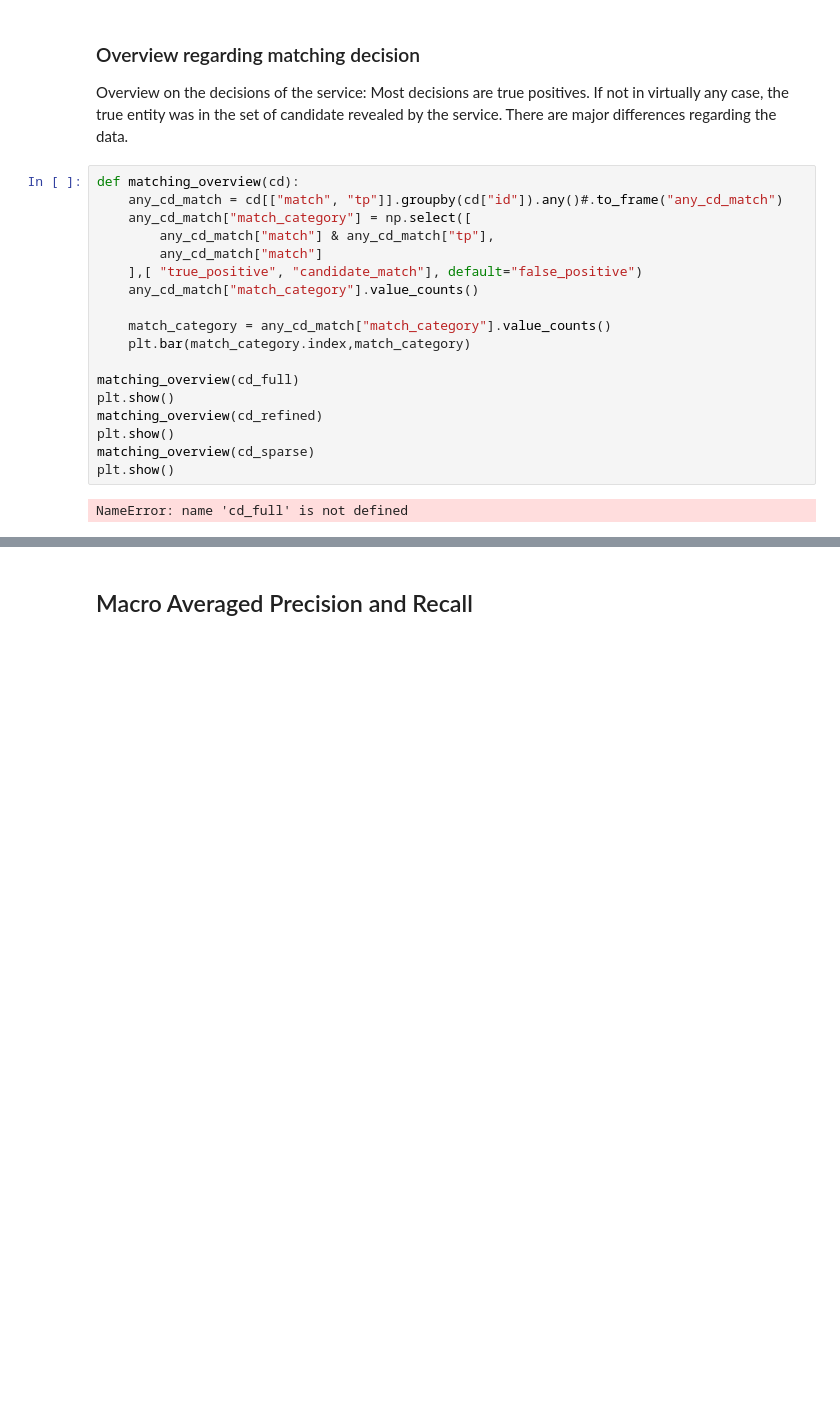
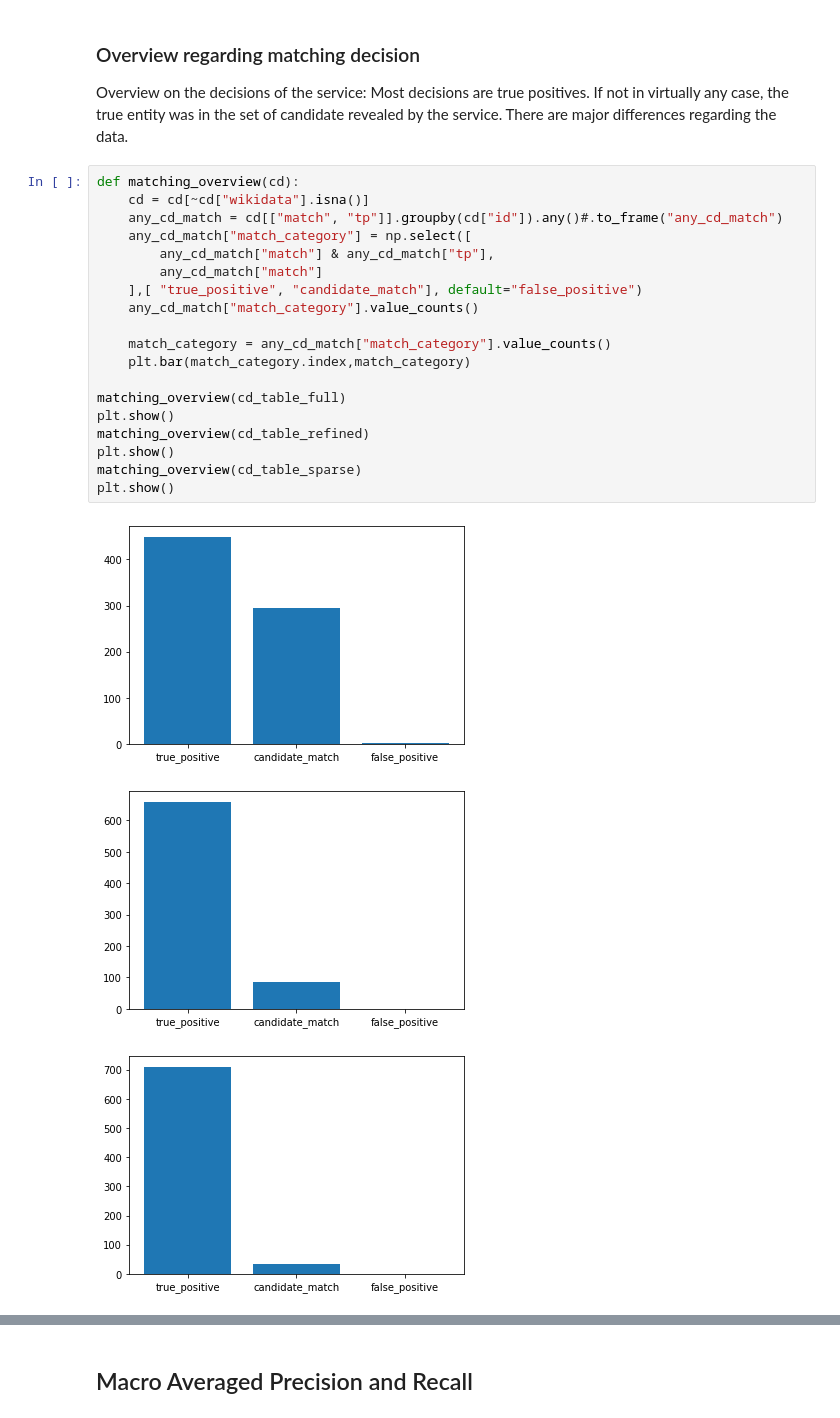
Before and after one commit to PeterWalchhofer/evaluation_bachelor_thesis, a Jupyter notebook: Analysis.ipynb, the cells around one changed output, grey strips where cells are left out. Cells and saved outputs as stored; diff of their text form; blank space fills up the shorter version.

```diff
--- a/Analysis.ipynb
+++ b/Analysis.ipynb
@@ -286,24 +282,27 @@ Record Linkage regarding Wikidata may return a maximum of 1 match, as Wikidata i
 Overview on the decisions of the service: Most decisions are true positives. If not in virtually any case, the true entity was in the set of candidate revealed by the service. There are major differences regarding the data.
 # %%
 def matching_overview(cd):
+    cd = cd[~cd["wikidata"].isna()]
     any_cd_match = cd[["match", "tp"]].groupby(cd["id"]).any()#.to_frame("any_cd_match")
     any_cd_match["match_category"] = np.select([
         any_cd_match["match"] & any_cd_match["tp"],
         any_cd_match["match"]
     ],[ "true_positive", "candidate_match"], default="false_positive")
     any_cd_match["match_category"].value_counts()
 
     match_category = any_cd_match["match_category"].value_counts()
     plt.bar(match_category.index,match_category)
 
-matching_overview(cd_full)
+matching_overview(cd_table_full)
 plt.show()
-matching_overview(cd_refined)
+matching_overview(cd_table_refined)
 plt.show()
-matching_overview(cd_sparse)
+matching_overview(cd_table_sparse)
 plt.show()
 # %% [output]
-NameError: name 'cd_full' is not defined
+[figure, added]
+[figure, added]
+[figure, added]
 # %% [markdown]
 # Evaluating Matching decisions
 The matching decision is evaluated seperatly from the ranking of candidates.
```
Also changed, not shown: parts of 46 cells of this notebook.
